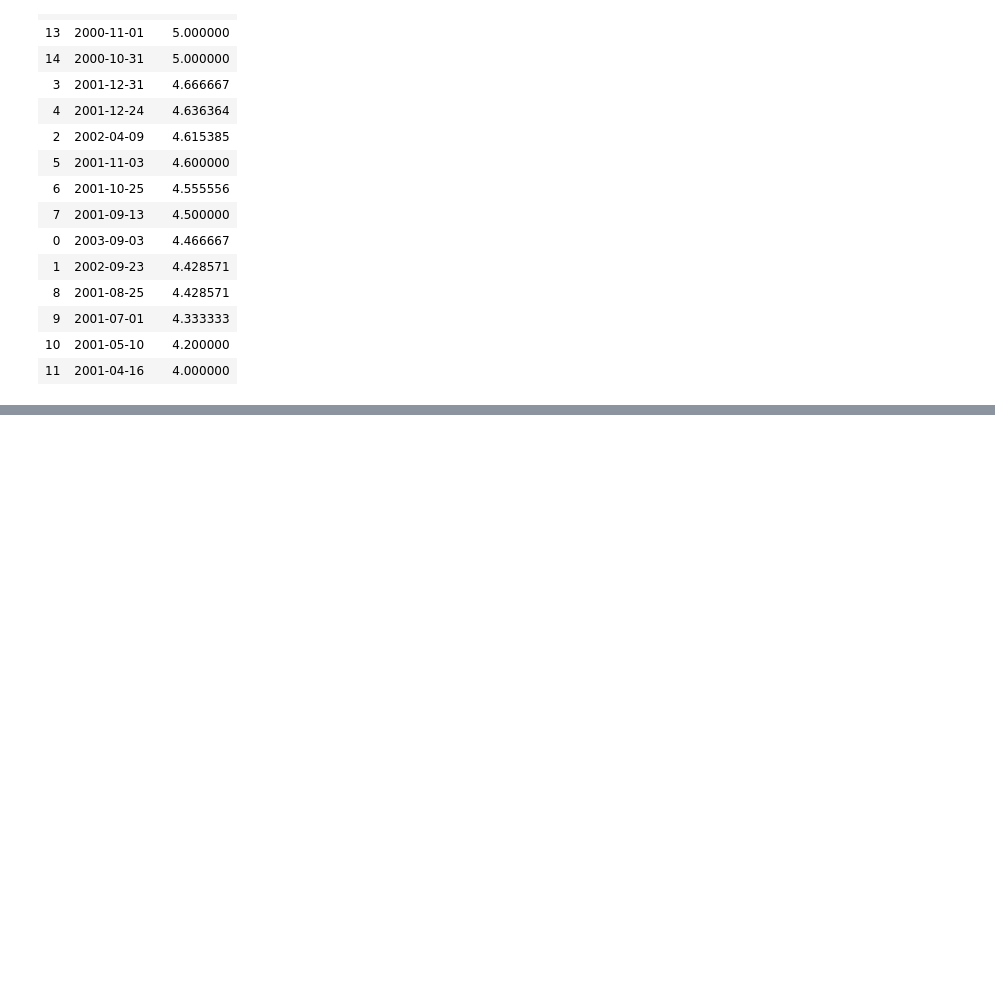
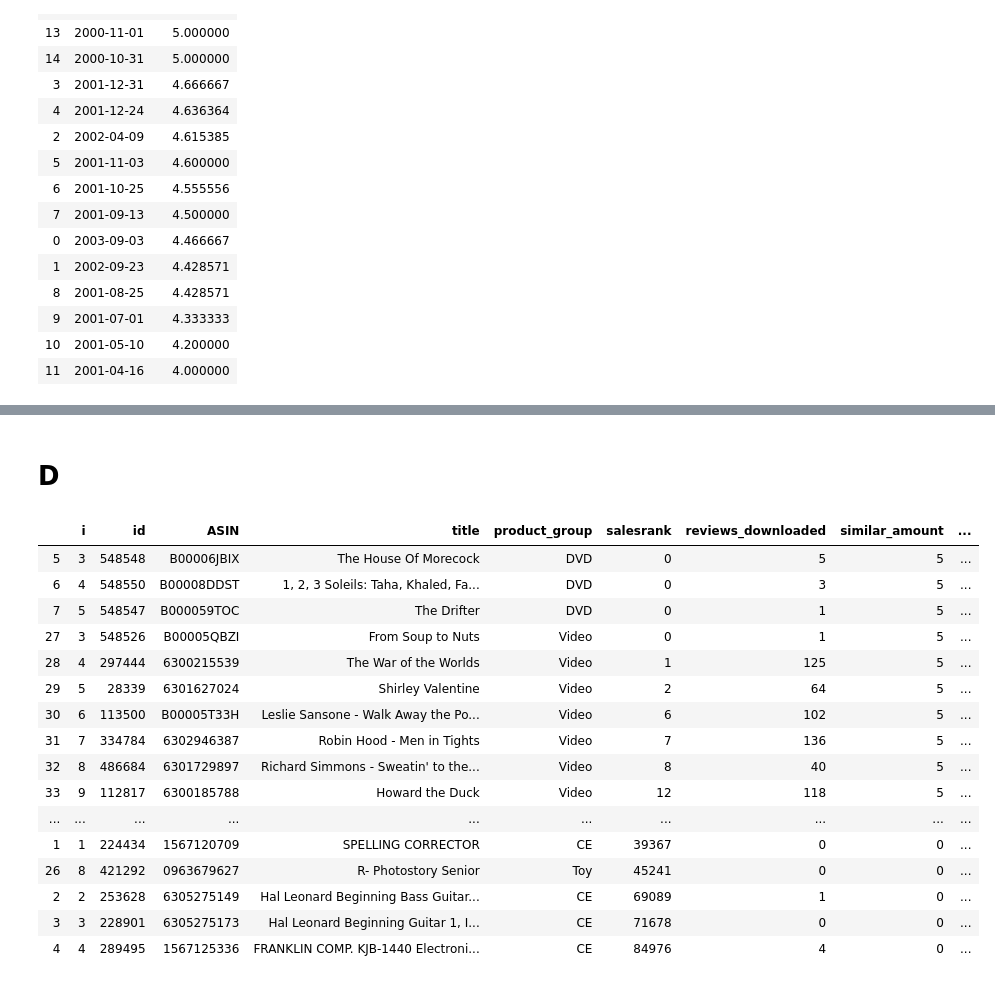
Before and after one commit to xrhd/ecommerce-dashboard, a Jupyter notebook: main.ipynb, the cells around one changed output, grey strips where cells are left out. Cells and saved outputs as stored; diff of their text form; code cells hidden in the pictures; blank space fills up the shorter version.

```diff
--- a/main.ipynb
+++ b/main.ipynb
@@ -105,0 +109,23 @@ c.plot(x='time', y='avg_rating');
+# %% [markdown]
+# D
+# %%
+d = q_d()
+d
+# %% [output]
+|  | i | id | ASIN | title | product_group | salesrank | reviews_downloaded | similar_amount | ... |
+| 5 | 3 | 548548 | B00006JBIX | The House Of Morecock | DVD | 0 | 5 | 5 | ... |
+| 6 | 4 | 548550 | B00008DDST | 1, 2, 3 Soleils: Taha, Khaled, Fa... | DVD | 0 | 3 | 5 | ... |
+| 7 | 5 | 548547 | B000059TOC | The Drifter | DVD | 0 | 1 | 5 | ... |
+| 27 | 3 | 548526 | B00005QBZI | From Soup to Nuts | Video | 0 | 1 | 5 | ... |
+| 28 | 4 | 297444 | 6300215539 | The War of the Worlds | Video | 1 | 125 | 5 | ... |
+| 29 | 5 | 28339 | 6301627024 | Shirley Valentine | Video | 2 | 64 | 5 | ... |
+| 30 | 6 | 113500 | B00005T33H | Leslie Sansone - Walk Away the Po... | Video | 6 | 102 | 5 | ... |
+| 31 | 7 | 334784 | 6302946387 | Robin Hood - Men in Tights | Video | 7 | 136 | 5 | ... |
+| 32 | 8 | 486684 | 6301729897 | Richard Simmons - Sweatin' to the... | Video | 8 | 40 | 5 | ... |
+| 33 | 9 | 112817 | 6300185788 | Howard the Duck | Video | 12 | 118 | 5 | ... |
+| ... | ... | ... | ... | ... | ... | ... | ... | ... | ... |
+| 1 | 1 | 224434 | 1567120709 | SPELLING CORRECTOR | CE | 39367 | 0 | 0 | ... |
+| 26 | 8 | 421292 | 0963679627 | R- Photostory Senior | Toy | 45241 | 0 | 0 | ... |
+| 2 | 2 | 253628 | 6305275149 | Hal Leonard Beginning Bass Guitar... | CE | 69089 | 1 | 0 | ... |
+| 3 | 3 | 228901 | 6305275173 | Hal Leonard Beginning Guitar 1, I... | CE | 71678 | 0 | 0 | ... |
+| 4 | 4 | 289495 | 1567125336 | FRANKLIN COMP. KJB-1440 Electroni... | CE | 84976 | 4 | 0 | ... |
```
Also changed, not shown: parts of 12 cells of this notebook, 4 other files.
